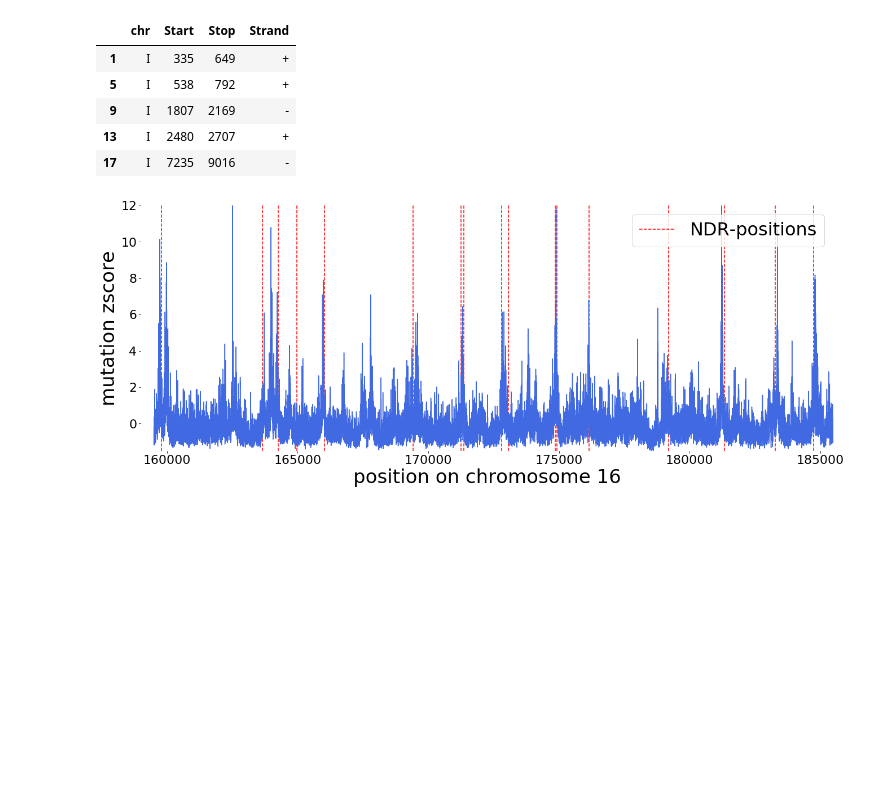
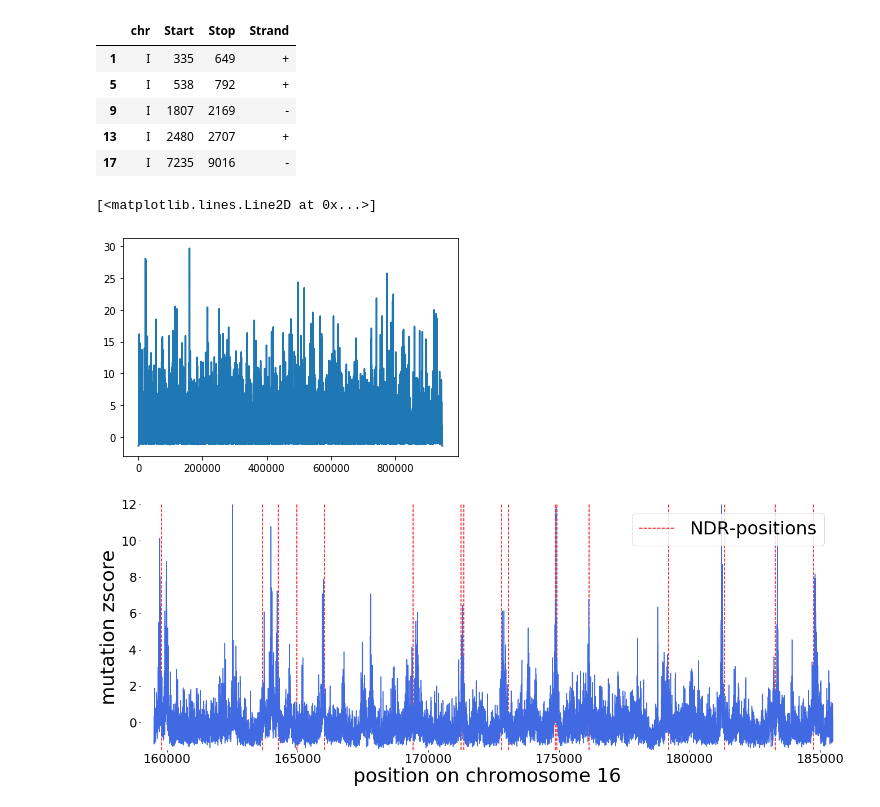
Before and after one commit to etirouthier/NucleosomeDensity, a Jupyter notebook: Programme/Studying_mutazome.ipynb, the cells around one changed output. Drawn from its saved outputs; the diff is of its cells as text; code cells hidden in the pictures; blank space fills up the shorter version.

```diff
--- a/Programme/Studying_mutazome.ipynb
+++ b/Programme/Studying_mutazome.ipynb
@@ -130,3 +127,12 @@ position.head()
+# %%
+bw = pyBigWig.open('../Results_nucleosome/mutazome_scerevisiae.bw')
+i = 16
+plt.plot(bw.values("chr" + num_to_roman[i],
+                   0,
+                   chrom_size[chrom_size.chrom == 'chr' + num_to_roman[i]].sizes.values[0]))
+# %% [output]
+[<matplotlib.lines.Line2D at 0x...>]
+[figure, added]
 # %%
 import pyBigWig
 
```
Also changed, not shown: parts of 13 cells of this notebook, 7 other files.
